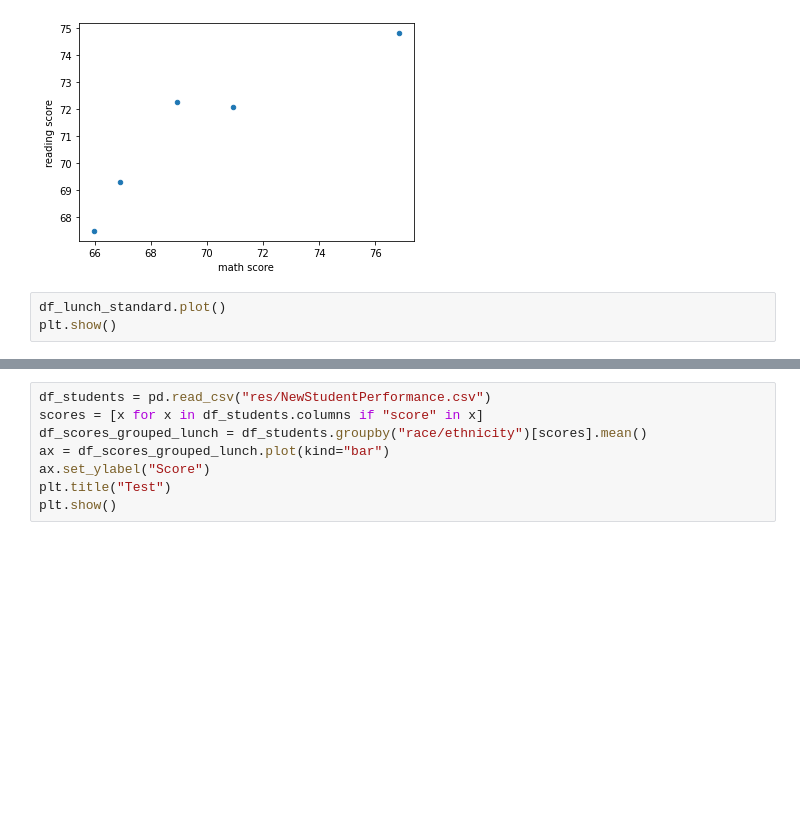
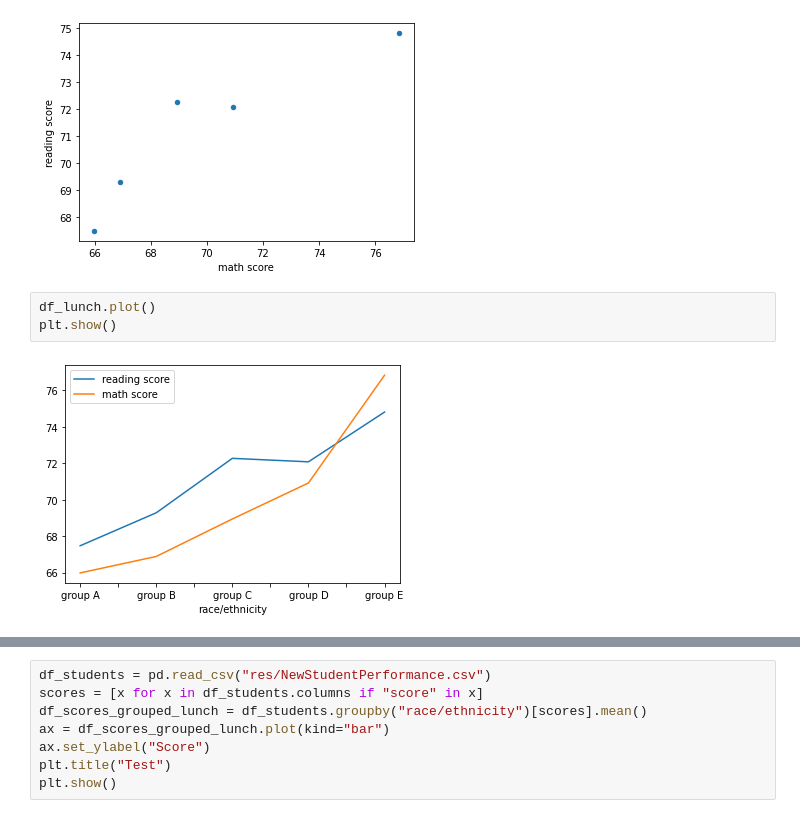
Before and after one commit to curieuxjy/Python, a Jupyter notebook: ML_TuBerlin/day02/lecture_pandas.ipynb, the cells around one changed output, grey strips where cells are left out. Cells and saved outputs as stored; diff of their text form; blank space fills up the shorter version.

```diff
--- a/ML_TuBerlin/day02/lecture_pandas.ipynb
+++ b/ML_TuBerlin/day02/lecture_pandas.ipynb
@@ -974,8 +1047,10 @@ plt.show()
 # %% [output]
 [figure]
 # %%
-df_lunch_standard.plot()
+df_lunch.plot()
 plt.show()
+# %% [output]
+[figure, added]
 # %%
 labels = []
 
```
Also changed, not shown: parts of 50 cells of this notebook, 31 other files.
